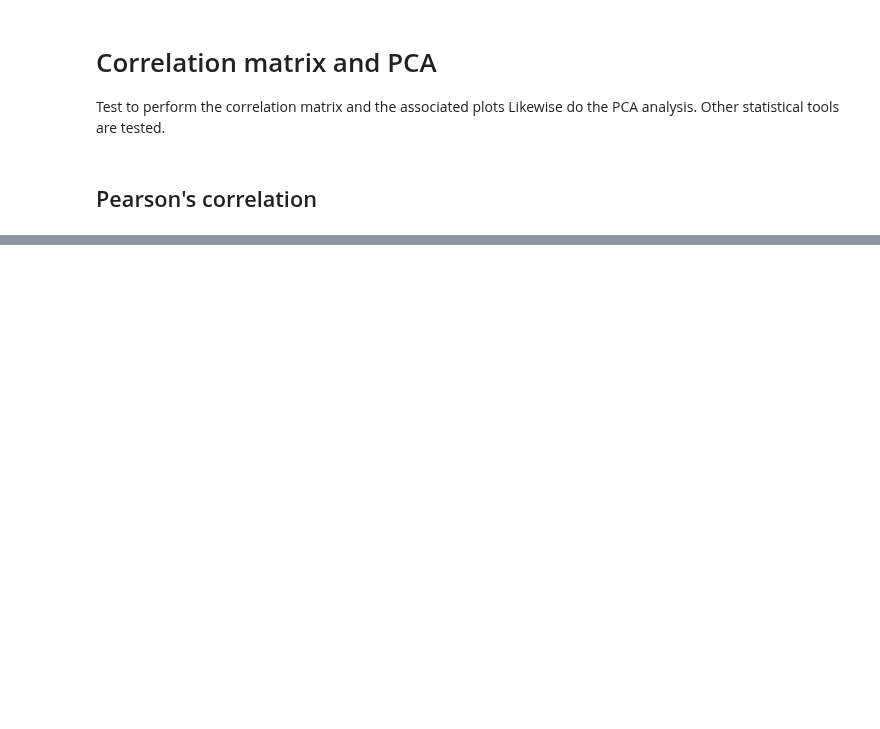
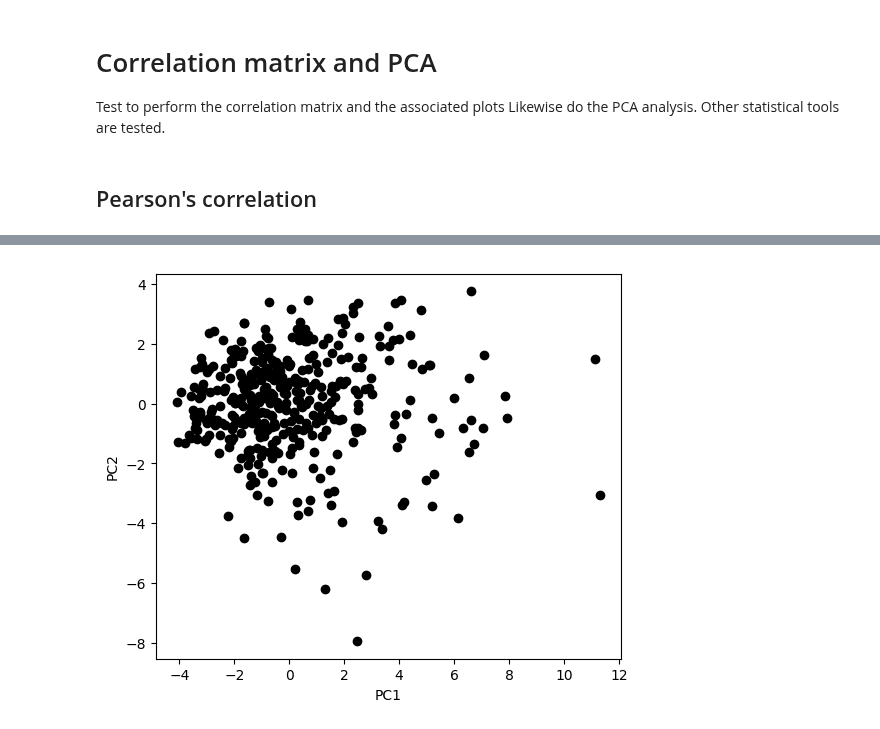
Before and after one commit to bosscha/gaia-shock, a Jupyter notebook: notebooks/analysis/corrMatrix-PCA.ipynb, the cells around one changed output, grey strips where cells are left out. Saved outputs shown, nothing was run; the diff lists cells and outputs as text; code cells hidden in the pictures; blank space fills up the shorter version.

```diff
--- a/notebooks/analysis/corrMatrix-PCA.ipynb
+++ b/notebooks/analysis/corrMatrix-PCA.ipynb
@@ -46,0 +103,8 @@ PyPlot.show()
+# %%
+fig= PyPlot.figure(figsize=(6,5))
+PyPlot.xlabel("PC1")
+PyPlot.ylabel("PC2")
+PyPlot.plot(Yte[1,:],Yte[2,:],"ko")
+PyPlot.show()
+# %% [output]
+[figure, added]
```
Also changed, not shown: parts of 4 cells of this notebook.
